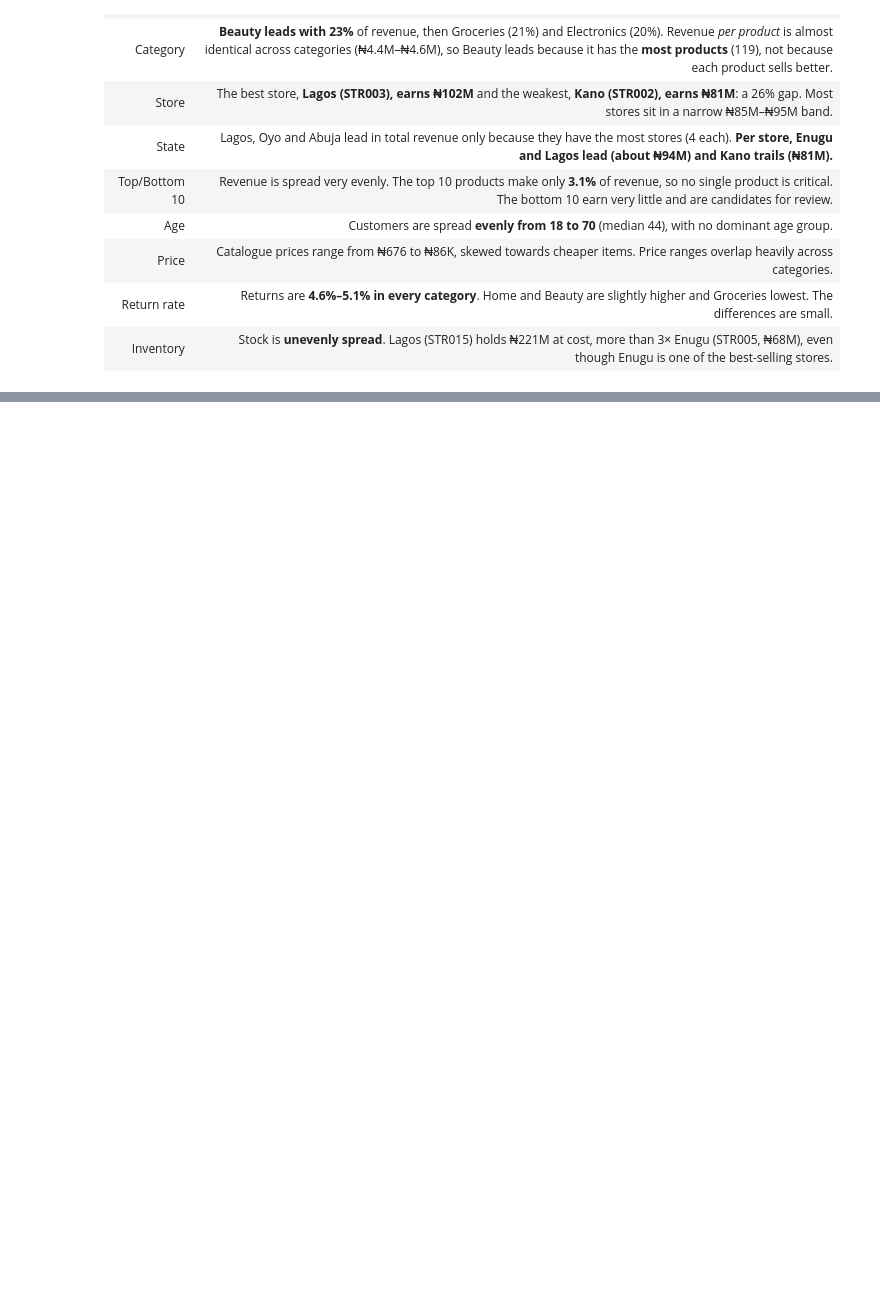
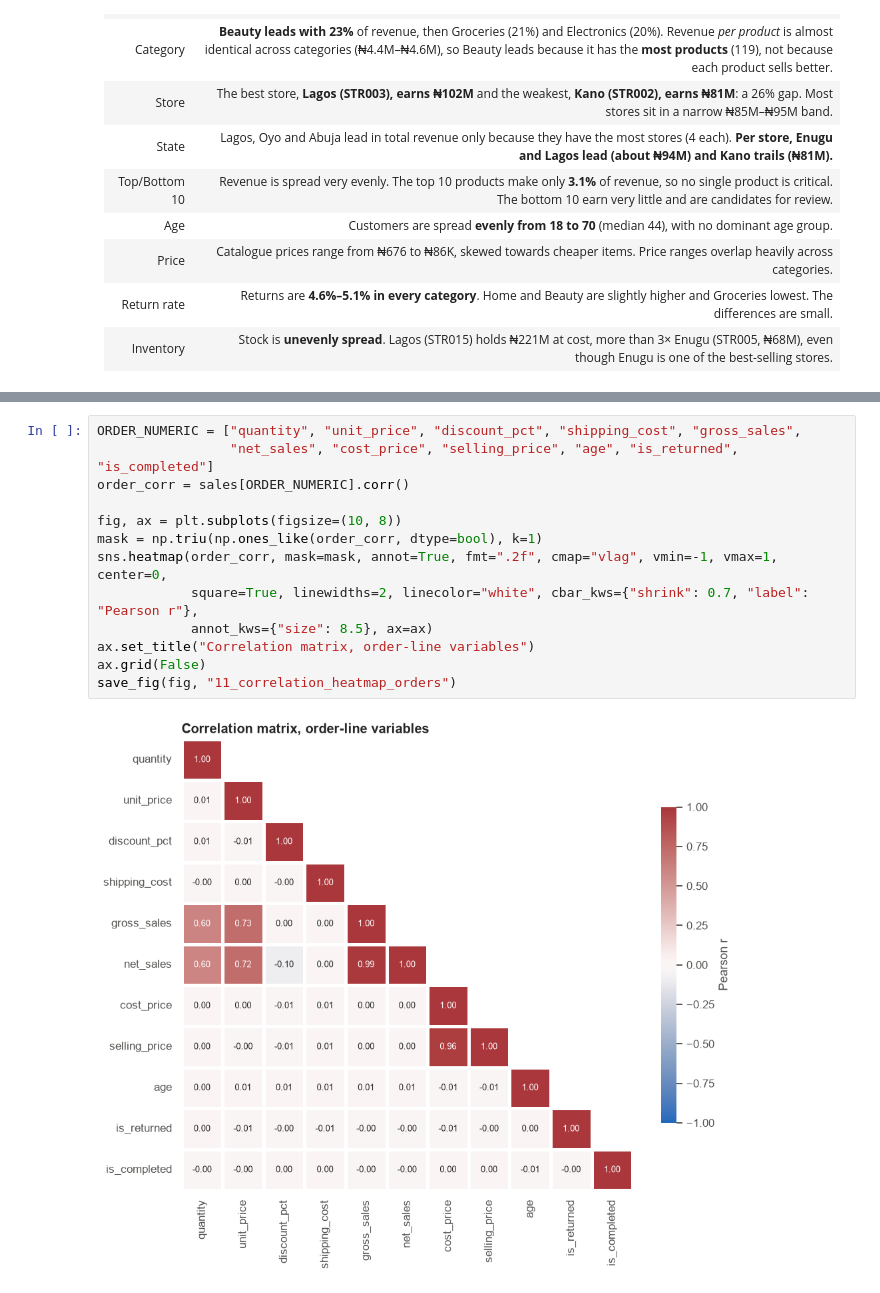
Before and after one commit to Mo-lemi/AnalystLab-Africa-Data-Science, a Jupyter notebook: Week1_DataScience_Project/Week1_EDA.ipynb, the cells around one changed output, grey strips where cells are left out. Drawn from its saved outputs; the diff is of its cells as text; blank space fills up the shorter version.

```diff
--- a/Week1_DataScience_Project/Week1_EDA.ipynb
+++ b/Week1_DataScience_Project/Week1_EDA.ipynb
@@ -1109,0 +1120,15 @@ inv_store.sort_values("stock_value", ascending=False).head()
+# %%
+ORDER_NUMERIC = ["quantity", "unit_price", "discount_pct", "shipping_cost", "gross_sales",
+                 "net_sales", "cost_price", "selling_price", "age", "is_returned", "is_completed"]
+order_corr = sales[ORDER_NUMERIC].corr()
+
+fig, ax = plt.subplots(figsize=(10, 8))
+mask = np.triu(np.ones_like(order_corr, dtype=bool), k=1)
+sns.heatmap(order_corr, mask=mask, annot=True, fmt=".2f", cmap="vlag", vmin=-1, vmax=1, center=0,
+            square=True, linewidths=2, linecolor="white", cbar_kws={"shrink": 0.7, "label": "Pearson r"},
+            annot_kws={"size": 8.5}, ax=ax)
+ax.set_title("Correlation matrix, order-line variables")
+ax.grid(False)
+save_fig(fig, "11_correlation_heatmap_orders")
+# %% [output]
+[figure, added]
```
Also changed, not shown: parts of 7 cells of this notebook, 3 other files.
